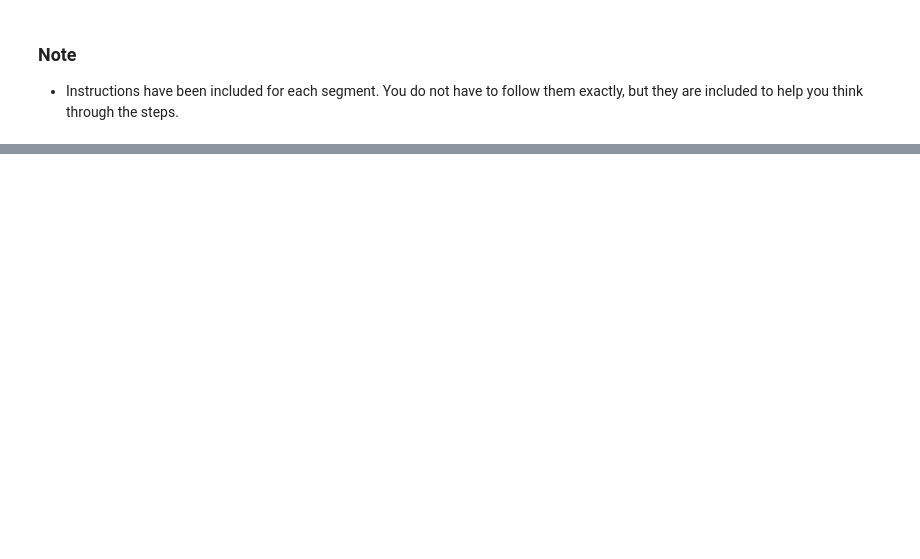
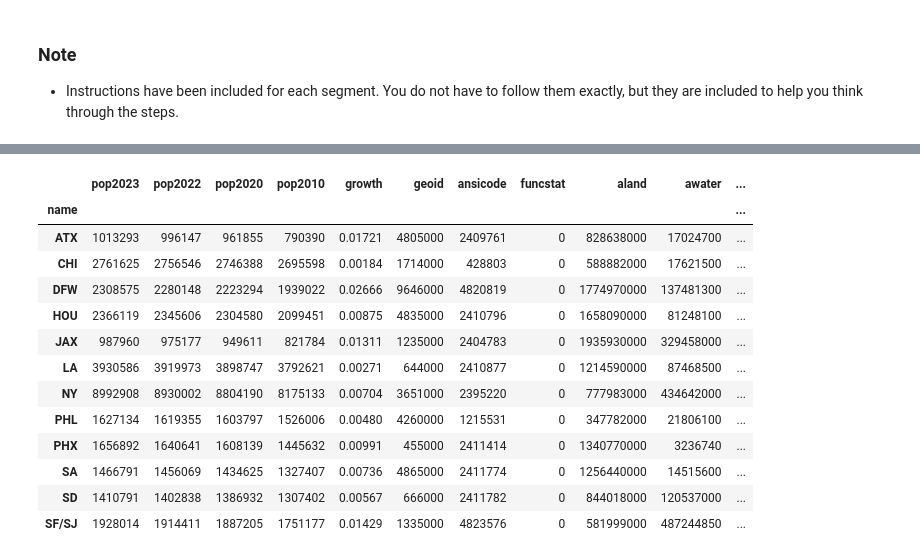
Before and after one commit to ski2488/Project.3, a Jupyter notebook: housing.ipynb, the cells around one changed output, grey strips where cells are left out. Saved outputs shown, nothing was run; the diff lists cells and outputs as text; code cells hidden in the pictures; blank space fills up the shorter version.

Commit message:
Preliminary data upload and merging

```diff
--- a/housing.ipynb
+++ b/housing.ipynb
@@ -24,0 +101,36 @@ housing_data.head()
+# %%
+## Census File to Load
+# Original data source: https://worldpopulationreview.com/us-cities
+# Updated for 2020 Census, includes 2023 population
+
+# Read file and display
+census = "Resources/census_data.csv"
+census = pd.read_csv(census)
+
+# Filter for major cities
+city_list = ['San Francisco', 'San Jose', 'San Diego', 'Jacksonville', 'Chicago', 'New York City', 'Philadelphia', 'Austin',
+             'Dallas', 'Fort Worth', 'Houston', 'San Antonio', 'Phoenix', 'Los Angeles']
+census_filter = census.loc[census['name'].isin(city_list)]
+
+# Standardize city names
+census = census_filter.replace([city for city in census_filter['name']],
+                               ['NY', 'LA', 'CHI', 'HOU', 'PHX', 'PHL', 'SA', 'SD', 'DFW', 'SF/SJ', 'ATX', 'JAX', 'DFW', 'SF/SJ'])
+
+# Group by cities in order to combine 'Dallas & Forth Worth' and 'San Francisco & San Jose'
+census = census.groupby(['name']).sum()
+census
+# %% [output]
+|  | pop2023 | pop2022 | pop2020 | pop2010 | growth | geoid | ansicode | funcstat | aland | awater | ... |
+| name |  |  |  |  |  |  |  |  |  |  | ... |
+| ATX | 1013293 | 996147 | 961855 | 790390 | 0.01721 | 4805000 | 2409761 | 0 | 828638000 | 17024700 | ... |
+| CHI | 2761625 | 2756546 | 2746388 | 2695598 | 0.00184 | 1714000 | 428803 | 0 | 588882000 | 17621500 | ... |
+| DFW | 2308575 | 2280148 | 2223294 | 1939022 | 0.02666 | 9646000 | 4820819 | 0 | 1774970000 | 137481300 | ... |
+| HOU | 2366119 | 2345606 | 2304580 | 2099451 | 0.00875 | 4835000 | 2410796 | 0 | 1658090000 | 81248100 | ... |
+| JAX | 987960 | 975177 | 949611 | 821784 | 0.01311 | 1235000 | 2404783 | 0 | 1935930000 | 329458000 | ... |
+| LA | 3930586 | 3919973 | 3898747 | 3792621 | 0.00271 | 644000 | 2410877 | 0 | 1214590000 | 87468500 | ... |
+| NY | 8992908 | 8930002 | 8804190 | 8175133 | 0.00704 | 3651000 | 2395220 | 0 | 777983000 | 434642000 | ... |
+| PHL | 1627134 | 1619355 | 1603797 | 1526006 | 0.00480 | 4260000 | 1215531 | 0 | 347782000 | 21806100 | ... |
+| PHX | 1656892 | 1640641 | 1608139 | 1445632 | 0.00991 | 455000 | 2411414 | 0 | 1340770000 | 3236740 | ... |
+| SA | 1466791 | 1456069 | 1434625 | 1327407 | 0.00736 | 4865000 | 2411774 | 0 | 1256440000 | 14515600 | ... |
+| SD | 1410791 | 1402838 | 1386932 | 1307402 | 0.00567 | 666000 | 2411782 | 0 | 844018000 | 120537000 | ... |
+| SF/SJ | 1928014 | 1914411 | 1887205 | 1751177 | 0.01429 | 1335000 | 4823576 | 0 | 581999000 | 487244850 | ... |
```
Also changed, not shown: parts of 7 cells of this notebook, 3 other files.
